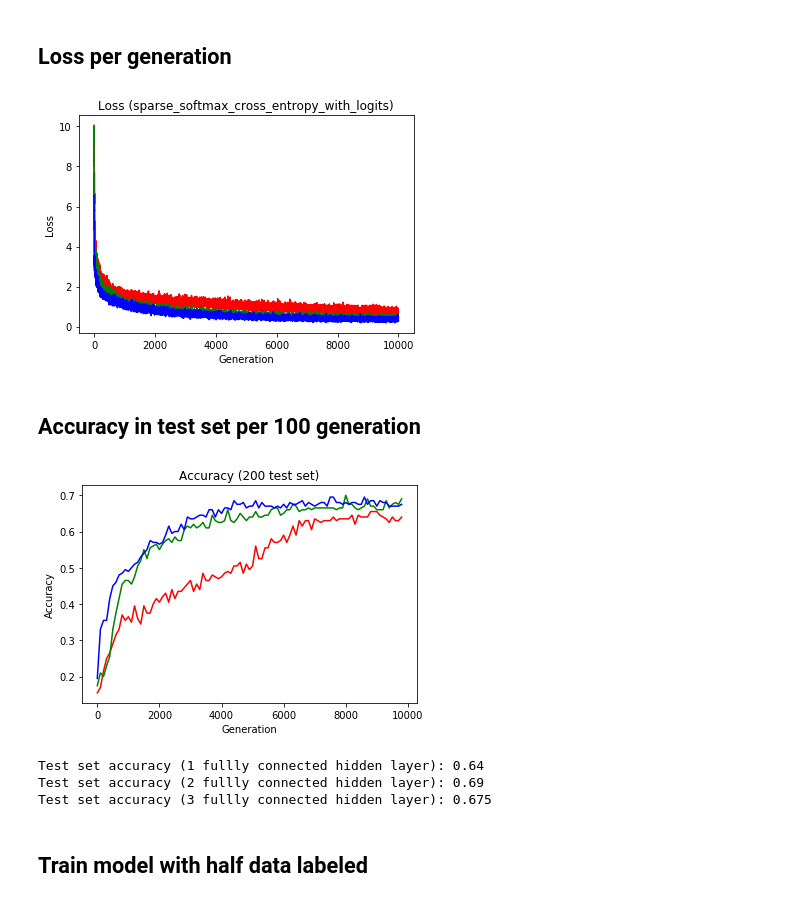
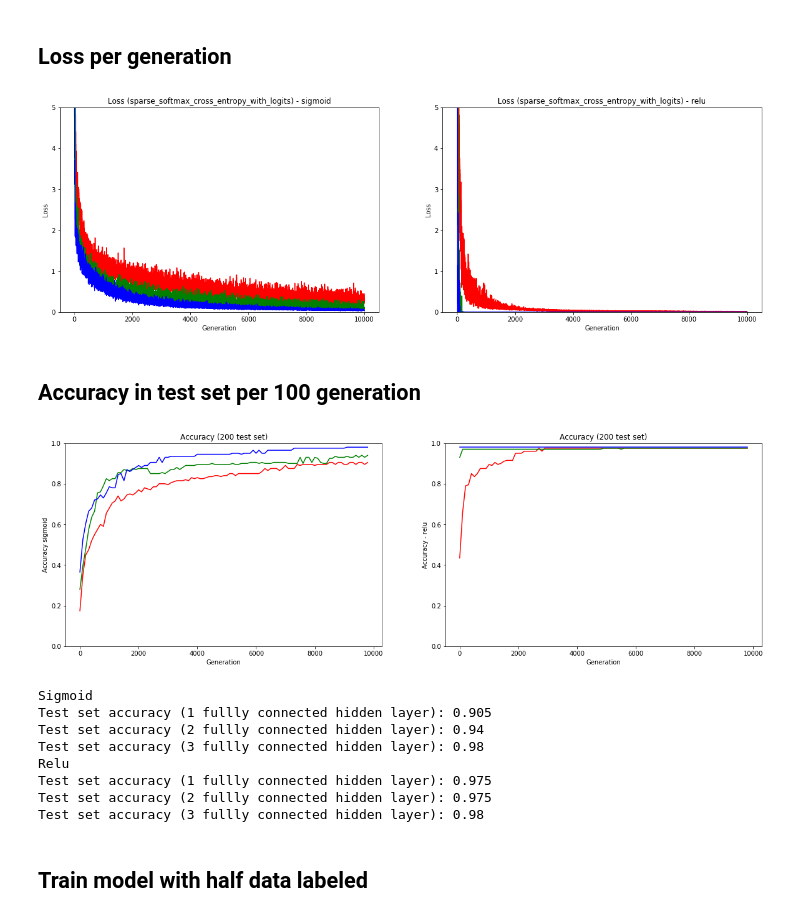
Before and after one commit to jerryzhu1/ProjectX, a Jupyter notebook: Learn tic tac toe with NN.ipynb, the cells around one changed output. Cells and saved outputs as stored; diff of their text form; code cells hidden in the pictures.

```diff
--- a/Learn tic tac toe with NN.ipynb
+++ b/Learn tic tac toe with NN.ipynb
@@ -10,6 +10,7 @@ ops.reset_default_graph()
 # Set batch size and transformation
 batch_size = 50
 symmetry = ['rotate180', 'rotate90', 'rotate270', 'flip_v', 'flip_h']
+learning_rate = 0.025
 # %%
 # generate new boards and response with transformation
 def get_symmetry(board, play_response, transformation):
@@ -144,7 +169,7 @@ def run_model_1(train_set, test_set, N):
     sess.close()
     return loss_vec_2, accu_2
 # %%
-def run_model_2(train_set, test_set, N):
+def run_model_2(train_set, test_set, N, activation):
     X = tf.placeholder(dtype=tf.float32, shape=[None, 9])
     Y = tf.placeholder(dtype=tf.int32, shape=[None])
 
@@ -156,10 +181,10 @@ def run_model_2(train_set, test_set, N):
     bias3 = init_weights([9])
 
     #model_output = model(X, A1, A2, bias1, bias2)
-    model_output = model_3(X, A1, A2, A3, bias1, bias2, bias3)
+    model_output = model_3(X, A1, A2, A3, bias1, bias2, bias3, activation)
 
     loss = tf.reduce_mean(tf.nn.sparse_softmax_cross_entropy_with_logits(logits=model_output, labels=Y))
-    train_step = tf.train.GradientDescentOptimizer(0.025).minimize(loss)
+    train_step = tf.train.GradientDescentOptimizer(learning_rate).minimize(loss)
     prediction = tf.argmax(model_output, 1)
 
     sess = tf.Session()
@@ -199,7 +224,7 @@ def run_model_2(train_set, test_set, N):
     sess.close()
     return loss_vec_3, accu_3
 # %%
-def run_model_3(train_set, test_set, N):
+def run_model_3(train_set, test_set, N, activation):
 
     X = tf.placeholder(dtype=tf.float32, shape=[None, 9])
     Y = tf.placeholder(dtype=tf.int32, shape=[None])
@@ -215,10 +240,10 @@ def run_model_3(train_set, test_set, N):
 
 
     #model_output = model(X, A1, A2, bias1, bias2)
-    model_output = model_4(X, A1, A2, A3, A4, bias1, bias2, bias3, bias4)
+    model_output = model_4(X, A1, A2, A3, A4, bias1, bias2, bias3, bias4, activation)
 
     loss = tf.reduce_mean(tf.nn.sparse_softmax_cross_entropy_with_logits(logits=model_output, labels=Y))
-    train_step = tf.train.GradientDescentOptimizer(0.025).minimize(loss)
+    train_step = tf.train.GradientDescentOptimizer(learning_rate).minimize(loss)
     prediction = tf.argmax(model_output, 1)
 
     sess = tf.Session()
@@ -265,6 +292,11 @@ def run_model_3(train_set, test_set, N):
 # %%
 N_generation = 10000
-loss_vec_1, accu_1 = run_model_1(train_set, test_set, N_generation)
-loss_vec_2, accu_2 = run_model_2(train_set, test_set, N_generation)
-loss_vec_3, accu_3 = run_model_3(train_set, test_set, N_generation)
+print('sigmoid')
+loss_vec_1, accu_1 = run_model_1(train_set, test_set, N_generation, 'sigmoid')
+loss_vec_2, accu_2 = run_model_2(train_set, test_set, N_generation, 'sigmoid')
+loss_vec_3, accu_3 = run_model_3(train_set, test_set, N_generation, 'sigmoid')
+print('relu')
+loss_vec_1_relu, accu_1_relu = run_model_1(train_set, test_set, N_generation, 'relu')
+loss_vec_2_relu, accu_2_relu = run_model_2(train_set, test_set, N_generation, 'relu')
+loss_vec_3_relu, accu_3_relu = run_model_3(train_set, test_set, N_generation, 'relu')
 # %% [output]
@@ -288,36 +320,73 @@ Final accuracy:  0.675
 # %% [markdown]
 ## Loss per generation
 # %%
-# Print loss
+plt.rcParams["figure.figsize"] = [20,6]
+
+# Plot loss
+plt.subplot(121)
 plt.plot(loss_vec_1, 'r', label='Loss_1_hidden_layers')
 plt.plot(loss_vec_2, 'g', label='Loss_2_hidden_layers')
 plt.plot(loss_vec_3, 'b', label='Loss_3_hidden_layers')
-plt.title('Loss (sparse_softmax_cross_entropy_with_logits)')
+plt.title('Loss (sparse_softmax_cross_entropy_with_logits) - sigmoid')
 plt.xlabel('Generation')
 plt.ylabel('Loss')
+plt.ylim(0, 5)
+
+plt.subplot(122)
+plt.plot(loss_vec_1_relu, 'r', label='Loss_1_hidden_layers')
+plt.plot(loss_vec_2_relu, 'g', label='Loss_2_hidden_layers')
+plt.plot(loss_vec_3_relu, 'b', label='Loss_3_hidden_layers')
+plt.title('Loss (sparse_softmax_cross_entropy_with_logits) - relu')
+plt.xlabel('Generation')
+plt.ylabel('Loss')
+plt.ylim(0, 5)
+
 plt.show()
 # %% [output]
-[figure, old version]
+[figure, new version]
 # %% [markdown]
 ## Accuracy in test set per 100 generation
 # %%
+plt.subplot(121)
 y = [x * 100 for x in range(len(accu_1))]
 plt.plot(y, accu_1, 'r', label='Accuracy_1_hidden_layers')
 plt.plot(y, accu_2, 'g', label='Accuracy_2_hidden_layers')
 plt.plot(y, accu_3, 'b', label='Accuracy_3_hidden_layers')
 plt.title('Accuracy ({} test set)'.format(test_length))
 plt.xlabel('Generation')
-plt.ylabel('Accuracy')
+plt.ylabel('Accuracy sigmoid')
+plt.ylim(0, 1)
+
+plt.subplot(122)
+plt.plot(y, accu_1_relu, 'r', label='Accuracy_1_hidden_layers')
+plt.plot(y, accu_2_relu, 'g', label='Accuracy_2_hidden_layers')
+plt.plot(y, accu_3_relu, 'b', label='Accuracy_3_hidden_layers')
+plt.title('Accuracy ({} test set)'.format(test_length))
+plt.xlabel('Generation')
+plt.ylabel('Accuracy - relu')
+plt.ylim(0, 1)
+
 plt.show()
 
+print('Sigmoid')
 print('Test set accuracy (1 fullly connected hidden layer): {}'.format(accu_1[-1]))
 print('Test set accuracy (2 fullly connected hidden layer): {}'.format(accu_2[-1]))
 print('Test set accuracy (3 fullly connected hidden layer): {}'.format(accu_3[-1]))
+
+print('Relu')
+print('Test set accuracy (1 fullly connected hidden layer): {}'.format(accu_1_relu[-1]))
+print('Test set accuracy (2 fullly connected hidden layer): {}'.format(accu_2_relu[-1]))
+print('Test set accuracy (3 fullly connected hidden layer): {}'.format(accu_3_relu[-1]))
 # %% [output]
-[figure, old version]
+[figure, new version]
-Test set accuracy (1 fullly connected hidden layer): 0.64
-Test set accuracy (2 fullly connected hidden layer): 0.69
-Test set accuracy (3 fullly connected hidden layer): 0.675
+Sigmoid
+Test set accuracy (1 fullly connected hidden layer): 0.905
+Test set accuracy (2 fullly connected hidden layer): 0.94
+Test set accuracy (3 fullly connected hidden layer): 0.98
+Relu
+Test set accuracy (1 fullly connected hidden layer): 0.975
+Test set accuracy (2 fullly connected hidden layer): 0.975
+Test set accuracy (3 fullly connected hidden layer): 0.98
 # %% [markdown]
 ## Train model with half data labeled
 # %%
```
Also changed, not shown: parts of 12 cells of this notebook, 1 other file.
